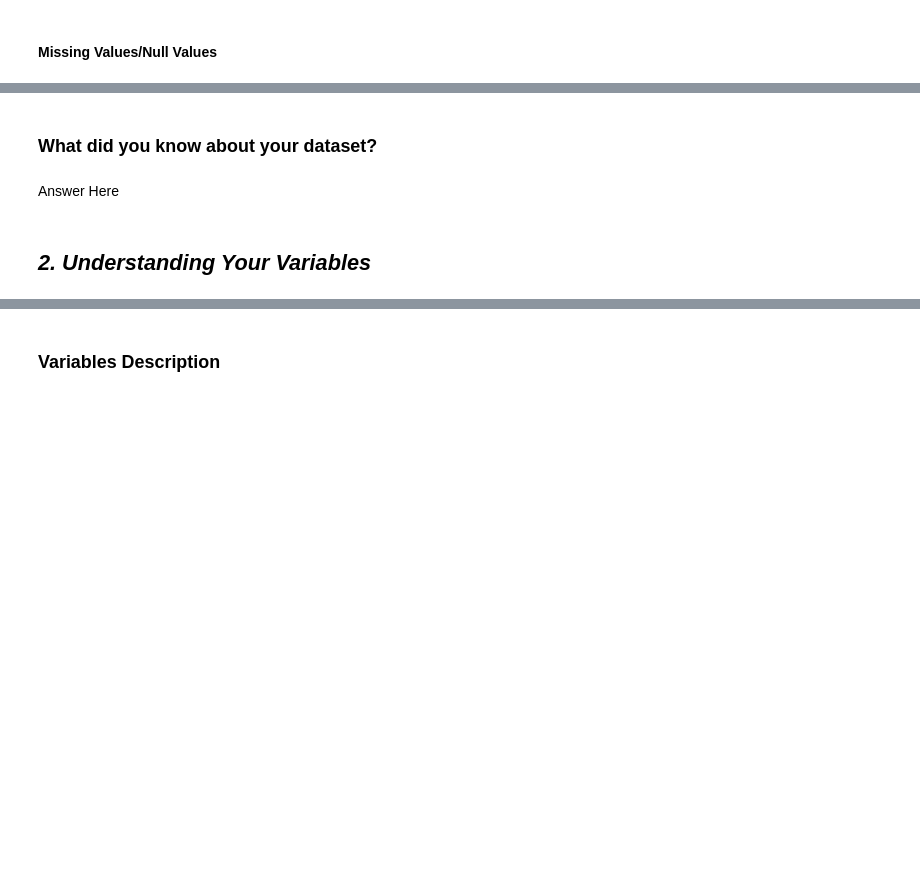
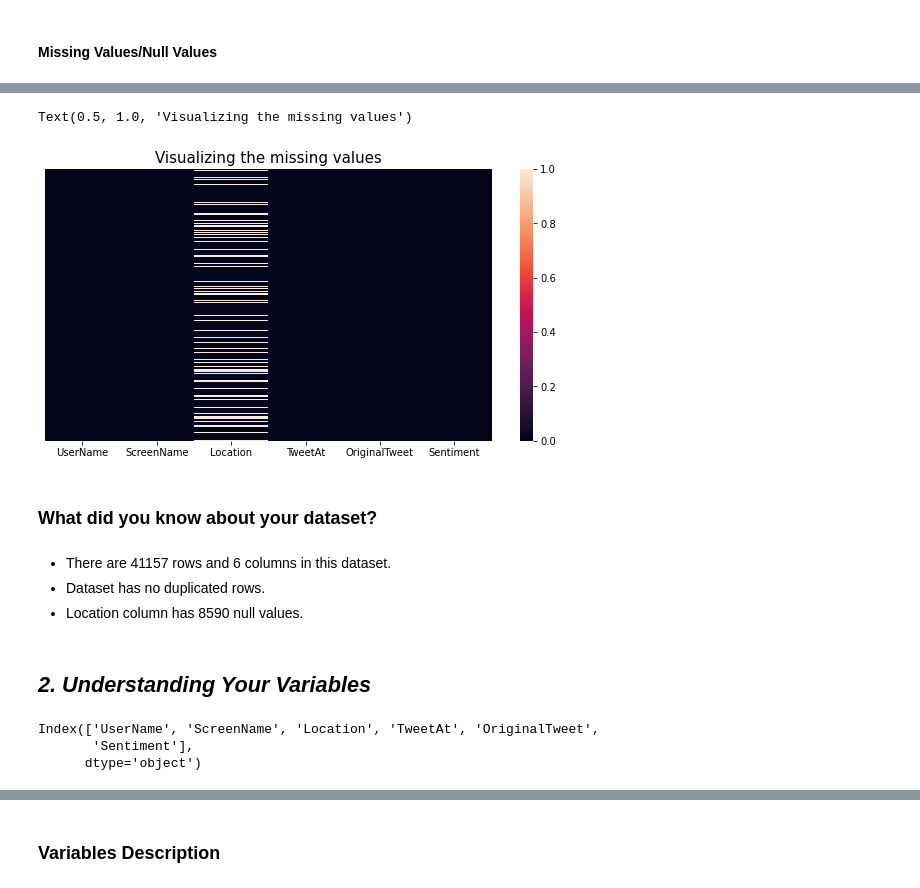
Before and after one commit to kuldeep-sngh/Covid-19-Tweet-Sentiment-Analysis, a Jupyter notebook: Covid_19_Tweet_Sentiment_Analysis.ipynb, the cells around one changed output, grey strips where cells are left out. Cells and saved outputs as stored; diff of their text form; code cells hidden in the pictures; blank space fills up the shorter version.

Commit message:
Knowing the dataset, understanding the variables.

```diff
--- a/Covid_19_Tweet_Sentiment_Analysis.ipynb
+++ b/Covid_19_Tweet_Sentiment_Analysis.ipynb
@@ -93,3 +100,8 @@ M - Multivariate Analysis
+# %%
+# Load Dataset
+url='https://drive.google.com/file/d/1Z_35uIfRSiDleNUslnr9W9ImFMRNg-tm/view?usp=share_link'
+url='https://drive.google.com/uc?id=' + url.split('/')[-2]
+df = pd.read_csv(url, encoding='latin-1')
 # %% [markdown]
 ### Dataset First View
 # %%
@@ -115,10 +163,25 @@ M - Multivariate Analysis
+# %%
+# Visualizing the missing values using Heatmap
+plt.figure(figsize = (10,5))
+sns.heatmap(df.isnull(), cbar=True, annot=False, yticklabels=False)
+plt.title('Visualizing the missing values', fontsize = 15)
+# %% [output]
+Text(0.5, 1.0, 'Visualizing the missing values')
+[figure, added]
 # %% [markdown]
 ### What did you know about your dataset?
-# %% [markdown]
-Answer Here
+# %% [markdown]
+* There are 41157 rows and 6 columns in this dataset.
+* Dataset has no duplicated rows.
+* Location column has 8590 null values.
 # %% [markdown]
 ## ***2. Understanding Your Variables***
 # %%
 # Dataset Columns
+df.columns
+# %% [output]
+Index(['UserName', 'ScreenName', 'Location', 'TweetAt', 'OriginalTweet',
+       'Sentiment'],
+      dtype='object')
 # %%
 # Dataset Describe
```
Also changed, not shown: parts of 16 cells of this notebook.
